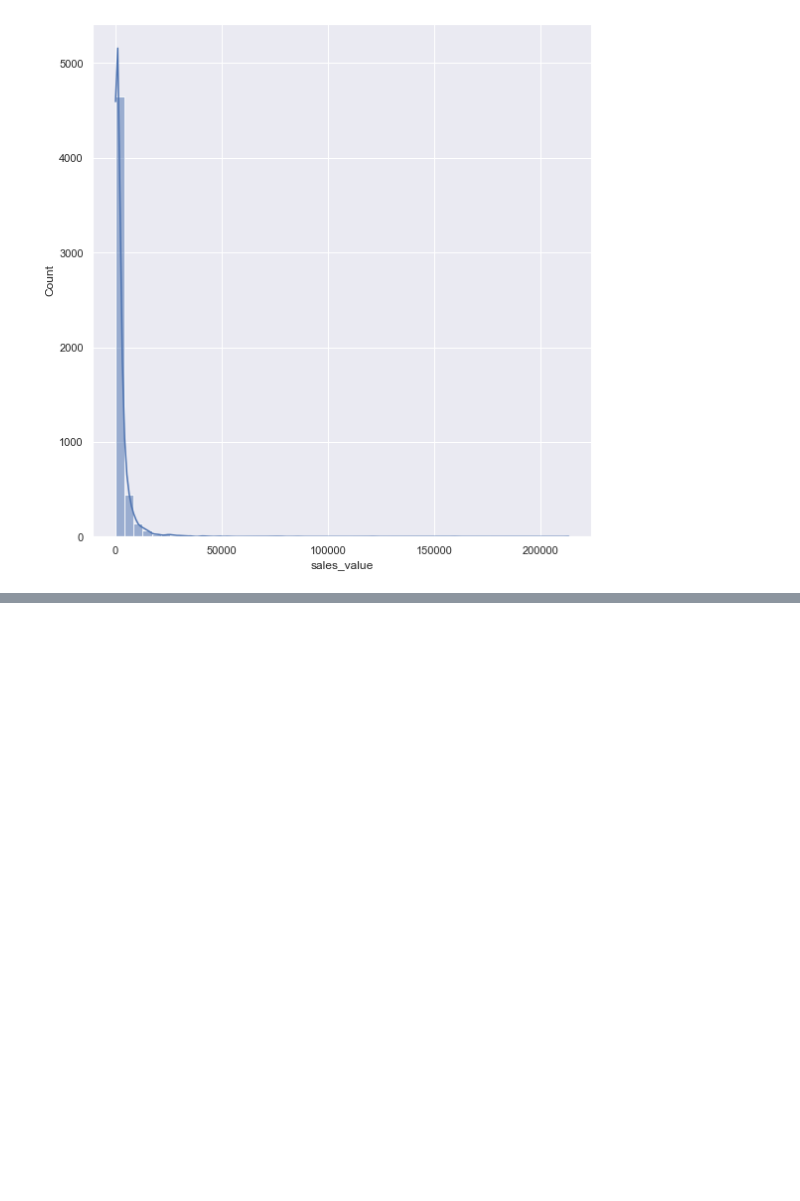
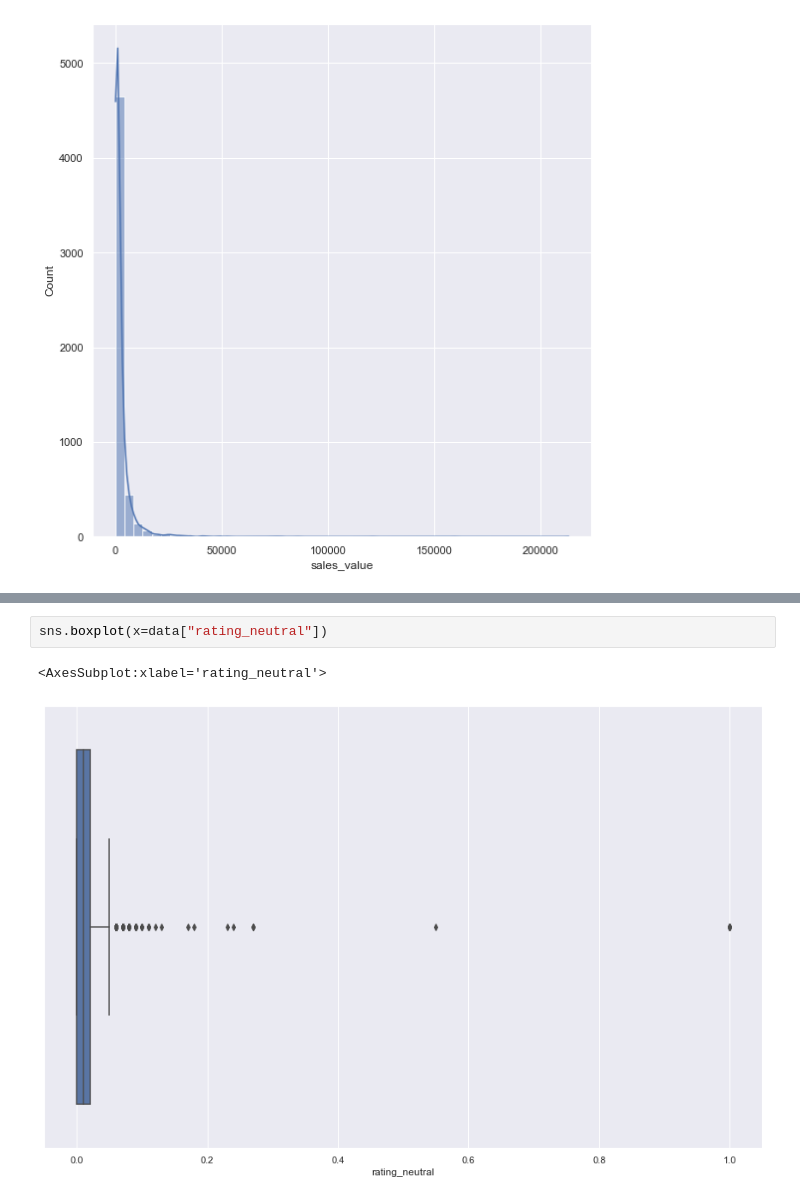
Before and after one commit to ibelogi/meli_challengeDS, a Jupyter notebook: notebooks/02_EDA.ipynb, the cells around one changed output, grey strips where cells are left out. Cells and saved outputs as stored; diff of their text form; blank space fills up the shorter version.

```diff
--- a/notebooks/02_EDA.ipynb
+++ b/notebooks/02_EDA.ipynb
@@ -260,0 +309,5 @@ Index(['categoria_MLA', 'categoria_name', 'seller', 'state', 'city',
+# %%
+sns.boxplot(x=data["rating_neutral"])
+# %% [output]
+<AxesSubplot:xlabel='rating_neutral'>
+[figure, added]
```
Also changed, not shown: parts of 29 cells of this notebook.
